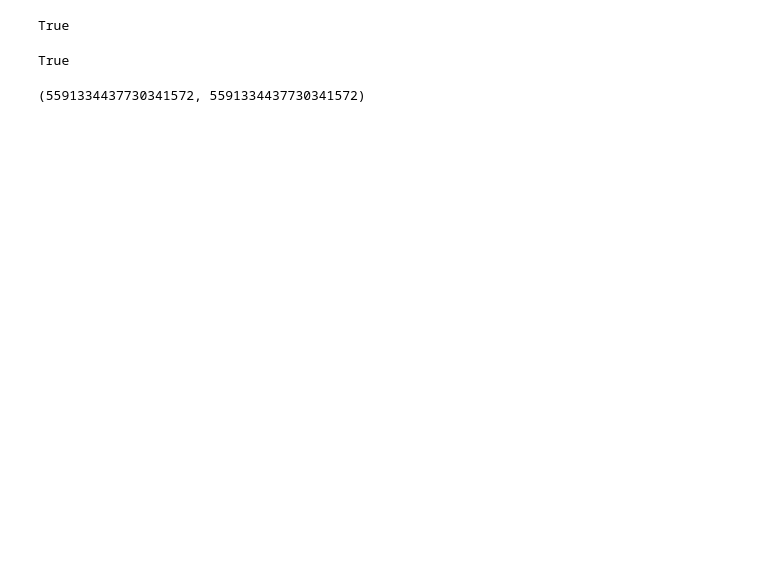
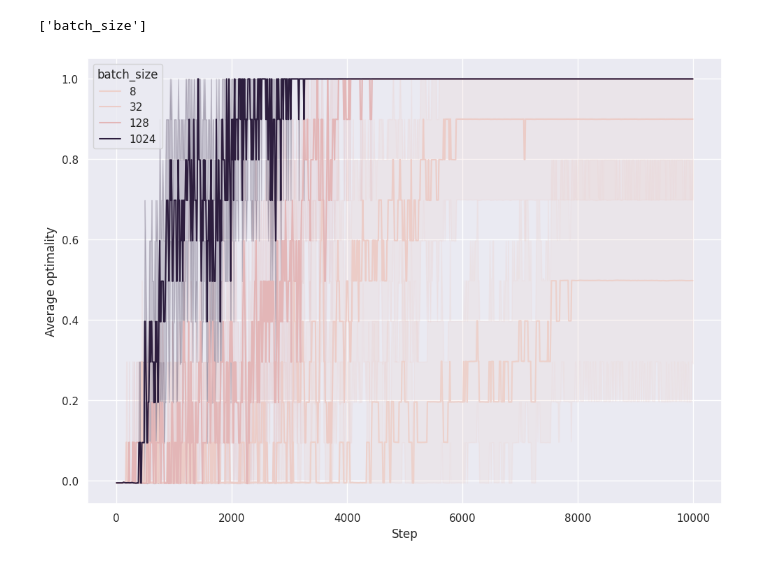
Before and after one commit to ArnaudGardille/MARL-instability-correction, a Jupyter notebook: src/visualisation.ipynb, the cells around one changed output. Drawn from its saved outputs; the diff is of its cells as text; code cells hidden in the pictures; blank space fills up the shorter version.

Commit message:
water bomber corrected

```diff
--- a/src/visualisation.ipynb
+++ b/src/visualisation.ipynb
@@ -136,18 +29,29 @@ b['a'] = 0
-# %%
-with open(path/ 'params' / 'test.yaml', 'w') as f:
-  yaml.dump(a, f, default_flow_style=False)
-# %%
-with open(path / 'params' / 'test.yaml', 'r') as f:
-  b = yaml.safe_load(f)
-# %%
-a == b
-# %% [output]
-True
-# %%
-a == b
-# %% [output]
-True
-# %%
-dict_hash(a), dict_hash(b)
-# %% [output]
-(5591334437730341572, 5591334437730341572)
+# %%
+path = Path("/home/nono/Documents/Dassault/Water-Bomber-Env/results/2023-08-22_18:25:02-env_id-batch_size")
+# %%
+with open(Path('config/simultaneous/default.yaml')) as f:
+    params = yaml.safe_load(f)
+
+with open(path/'params_const.yaml', 'r') as f:
+    params_const = yaml.safe_load(f)
+
+with open(path/'params_list_choice.yaml', 'r') as f:
+    params_list_choice = yaml.safe_load(f)
+
+results_df = pd.read_csv(path/ 'eval_prio.csv')
+
+modified_params = list(params_list_choice.keys())
+modified_params
+# %% [output]
+['batch_size']
+# %%
+def plot_df(results_df):
+  sns.lineplot(x="Step", y="Average optimality",
+             hue=modified_params[0], style=modified_params[1] if len(modified_params) > 1 else None,
+             data=results_df, errorbar=('ci', 90))
+  plt.show()
+
+plot_df(results_df)
+#plt.savefig(path/'eval_prio.svg', format='svg')
+# %% [output]
+[figure, added]
```
Also changed, not shown: parts of 24 cells of this notebook, 6 other files.
